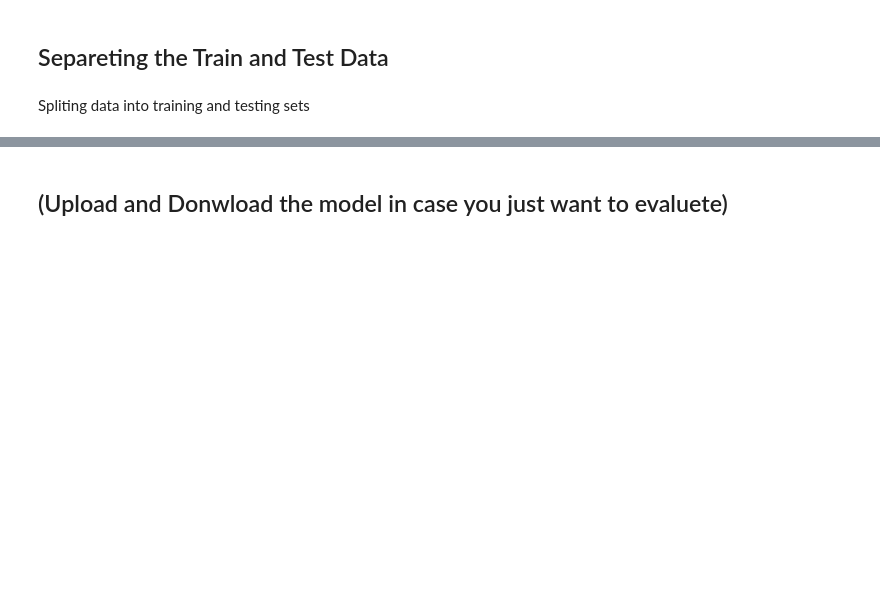
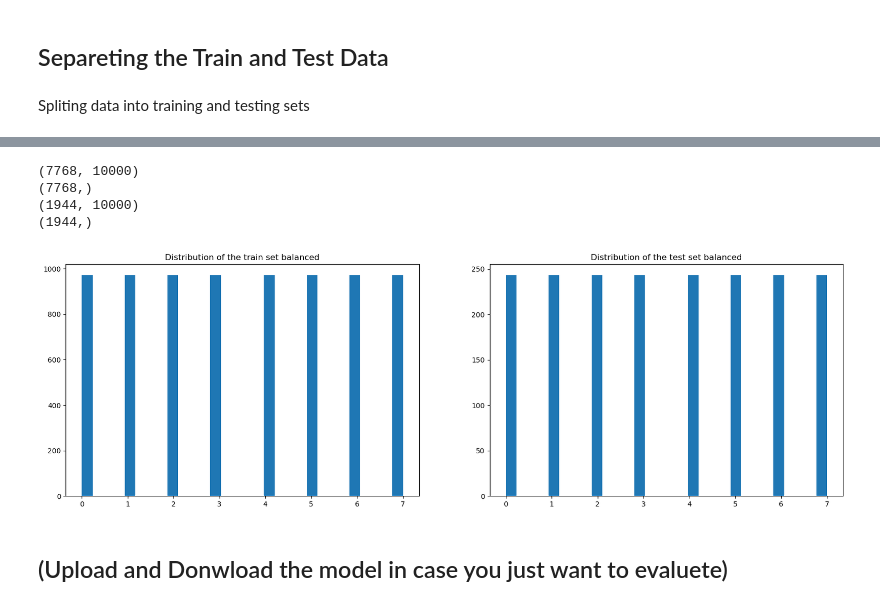
Before and after one commit to ottospiga/blood_cell_classification, a Jupyter notebook: notebooks/03-baseline-model.ipynb, the cells around one changed output, grey strips where cells are left out. Saved outputs shown, nothing was run; the diff lists cells and outputs as text; code cells hidden in the pictures; blank space fills up the shorter version.

```diff
--- a/notebooks/03-baseline-model.ipynb
+++ b/notebooks/03-baseline-model.ipynb
@@ -63,3 +149,30 @@ X_train, X_test, y_train, y_test = train_test_split(images, labels, test_size=0.
+# %%
+# Seeing how is the shape of the data
+print(X_train_balanced.shape)
+print(y_train_balanced.shape)
+# print(y_train)
+print(X_test_balanced.shape)
+print(y_test_balanced.shape)
+# %% [output]
+(7768, 10000)
+(7768,)
+(1944, 10000)
+(1944,)
+# %%
+plt.figure(figsize=(20, 6))
+
+plt.subplot(1, 2, 1)
+plt.hist(y_train_balanced, bins=30)
+plt.title('Distribution of the train set balanced')
+# plt.show()
+
+plt.subplot(1, 2, 2)
+plt.hist(y_test_balanced, bins=30)
+plt.title('Distribution of the test set balanced')
+
+plt.show()
+# %% [output]
+[figure, added]
 # %% [markdown]
 ## (Upload and Donwload the model in case you just want to evaluete)
 # %% [markdown]
```
Also changed, not shown: parts of 16 cells of this notebook, 4 other files.
